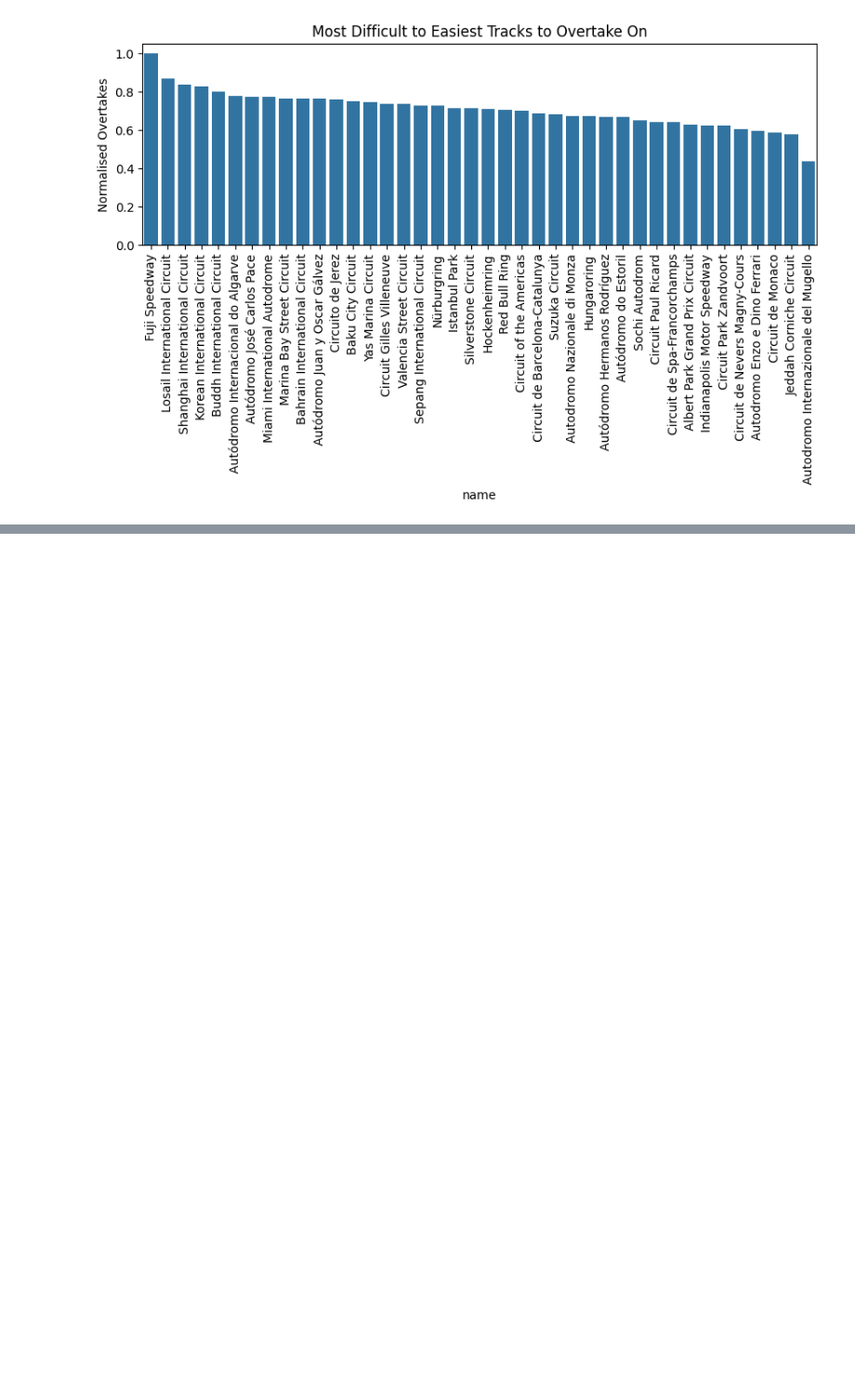
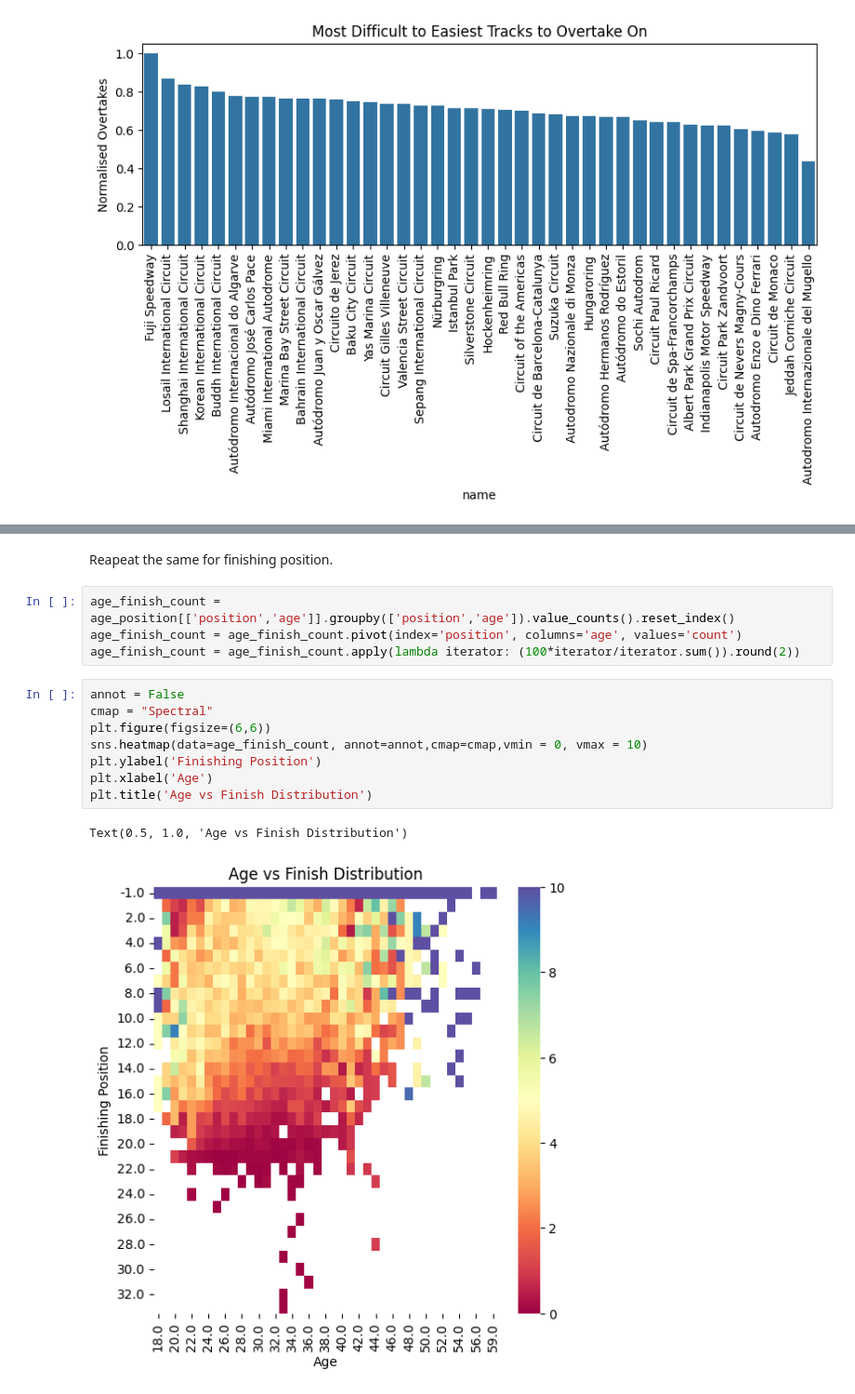
Before and after one commit to EE2SE/F1_Data_Scraper, a Jupyter notebook: EDA_F1.ipynb, the cells around one changed output, grey strips where cells are left out. Shown at 93% size. Drawn from its saved outputs; the diff is of its cells as text; blank space fills up the shorter version.

```diff
--- a/EDA_F1.ipynb
+++ b/EDA_F1.ipynb
@@ -218,0 +287,17 @@ Text(0, 0.5, 'Normalised Overtakes')
+# %% [markdown]
+Reapeat the same for finishing position.
+# %%
+age_finish_count = age_position[['position','age']].groupby(['position','age']).value_counts().reset_index()
+age_finish_count = age_finish_count.pivot(index='position', columns='age', values='count')
+age_finish_count = age_finish_count.apply(lambda iterator: (100*iterator/iterator.sum()).round(2))
+# %%
+annot = False
+cmap = "Spectral"
+plt.figure(figsize=(6,6))
+sns.heatmap(data=age_finish_count, annot=annot,cmap=cmap,vmin = 0, vmax = 10)
+plt.ylabel('Finishing Position')
+plt.xlabel('Age')
+plt.title('Age vs Finish Distribution')
+# %% [output]
+Text(0.5, 1.0, 'Age vs Finish Distribution')
+[figure, added]
```
Also changed, not shown: parts of 8 cells of this notebook, 5 other files.
